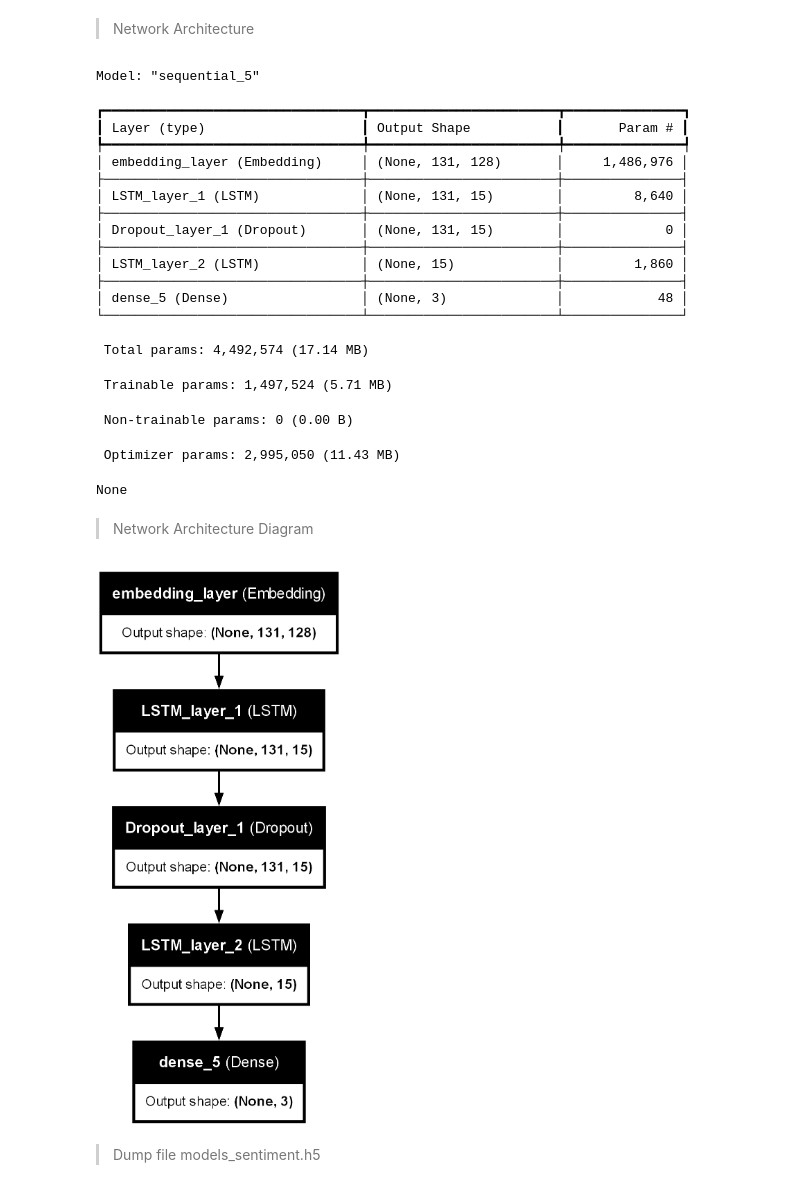
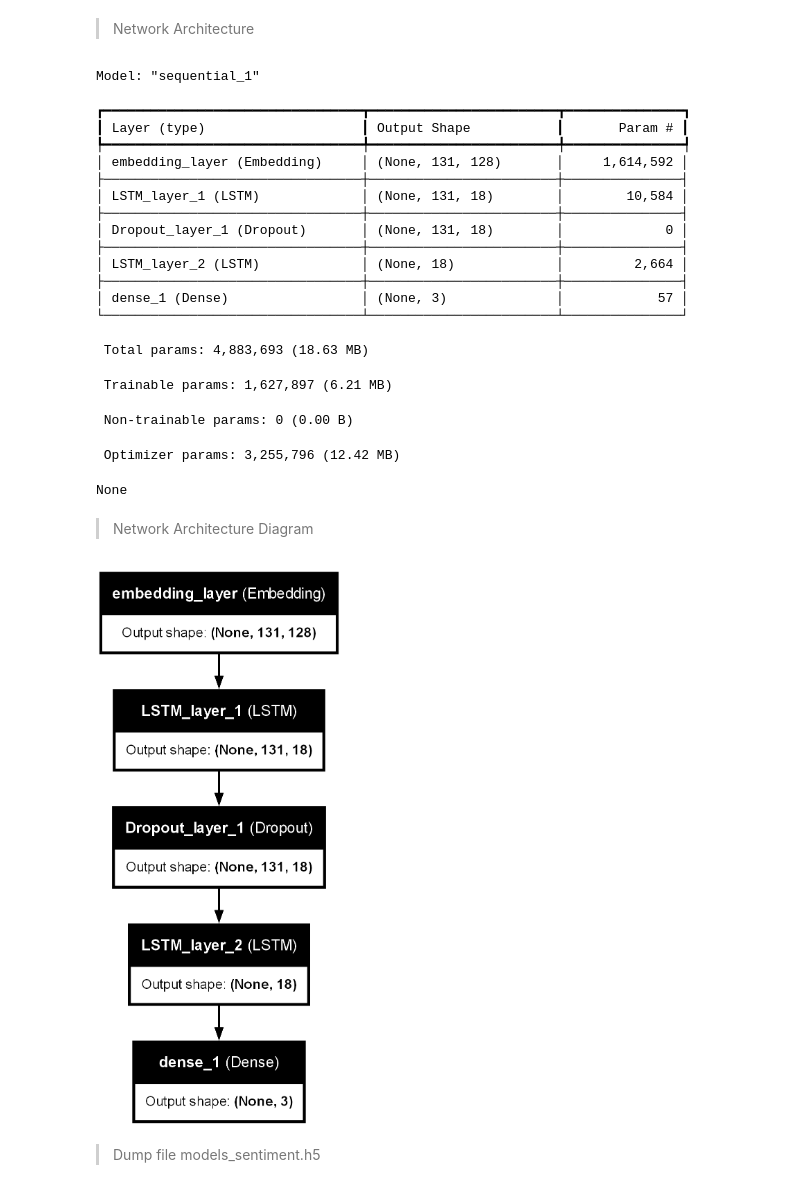
Before and after one commit to hg27haan/Data-Minning-NLP-clustering-word--Vietnamese-Sentiment-Analysis, a Jupyter notebook: Source/train_model_LSTM_Sentiment.ipynb, the cells around one changed output. Drawn from its saved outputs; the diff is of its cells as text; code cells hidden in the pictures.

```diff
--- a/Source/train_model_LSTM_Sentiment.ipynb
+++ b/Source/train_model_LSTM_Sentiment.ipynb
@@ -30,8 +30,8 @@ def ReadData(path):
 # %% [markdown]
 > Execute function
 # %%
-X_train,y_train = ReadData("../Data/trainprocessed.csv")
-X_test,y_test=ReadData("../Data/testprocesssed.csv")
+X_train,y_train = ReadData("../data/data_processed/trainprocessed.csv")
+X_test,y_test=ReadData("../data/data_processed/testprocesssed.csv")
 # %%
 print(X_test[128])
 # %% [output]
@@ -153,8 +153,8 @@ dropout=0.3
 total_word=len(X_train_corpus.word_index)
 num_classes=3
 embedding_size = 128
-num_lstm_units = 15
-epochs=25
+num_lstm_units = 18
+epochs=35
 # %% [markdown]
 ### 3.2. Model LSTM
 # %%
@@ -209,32 +209,32 @@ Epoch 25/25
 # %%
 print(model.summary())
 # %% [output]
-Model: "sequential_5"
+Model: "sequential_1"
 ┏━━━━━━━━━━━━━━━━━━━━━━━━━━━━━━━━━┳━━━━━━━━━━━━━━━━━━━━━━━━┳━━━━━━━━━━━━━━━┓
 ┃ Layer (type)                    ┃ Output Shape           ┃       Param # ┃
 ┡━━━━━━━━━━━━━━━━━━━━━━━━━━━━━━━━━╇━━━━━━━━━━━━━━━━━━━━━━━━╇━━━━━━━━━━━━━━━┩
-│ embedding_layer (Embedding)     │ (None, 131, 128)       │     1,486,976 │
+│ embedding_layer (Embedding)     │ (None, 131, 128)       │     1,614,592 │
 ├─────────────────────────────────┼────────────────────────┼───────────────┤
-│ LSTM_layer_1 (LSTM)             │ (None, 131, 15)        │         8,640 │
+│ LSTM_layer_1 (LSTM)             │ (None, 131, 18)        │        10,584 │
 ├─────────────────────────────────┼────────────────────────┼───────────────┤
-│ Dropout_layer_1 (Dropout)       │ (None, 131, 15)        │             0 │
+│ Dropout_layer_1 (Dropout)       │ (None, 131, 18)        │             0 │
 ├─────────────────────────────────┼────────────────────────┼───────────────┤
-│ LSTM_layer_2 (LSTM)             │ (None, 15)             │         1,860 │
+│ LSTM_layer_2 (LSTM)             │ (None, 18)             │         2,664 │
 ├─────────────────────────────────┼────────────────────────┼───────────────┤
-│ dense_5 (Dense)                 │ (None, 3)              │            48 │
+│ dense_1 (Dense)                 │ (None, 3)              │            57 │
 └─────────────────────────────────┴────────────────────────┴───────────────┘
- Total params: 4,492,574 (17.14 MB)
+ Total params: 4,883,693 (18.63 MB)
- Trainable params: 1,497,524 (5.71 MB)
+ Trainable params: 1,627,897 (6.21 MB)
  Non-trainable params: 0 (0.00 B)
- Optimizer params: 2,995,050 (11.43 MB)
+ Optimizer params: 3,255,796 (12.42 MB)
 None
 # %% [markdown]
 > Network Architecture Diagram
 # %%
 # Tạo đồ thị cho mô hình
-plot_model(model, to_file='../Picture_Model/model_LSTM_sentiment.png', show_shapes=True, show_layer_names=True)
+plot_model(model, to_file='../design/model_LSTM_sentiment.png', show_shapes=True, show_layer_names=True)
 # %% [output]
-[figure, old version]
+[figure, new version]
 # %% [markdown]
 > Dump file models_sentiment.h5
 # %%
```
Also changed, not shown: parts of 12 cells of this notebook, 9 other files.
